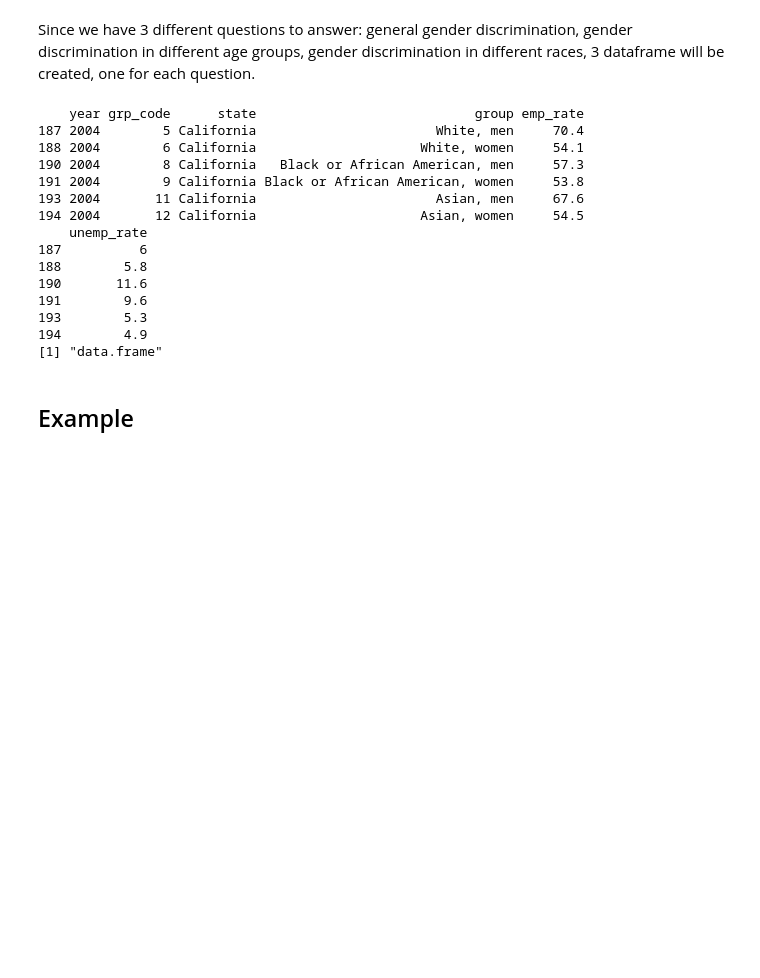
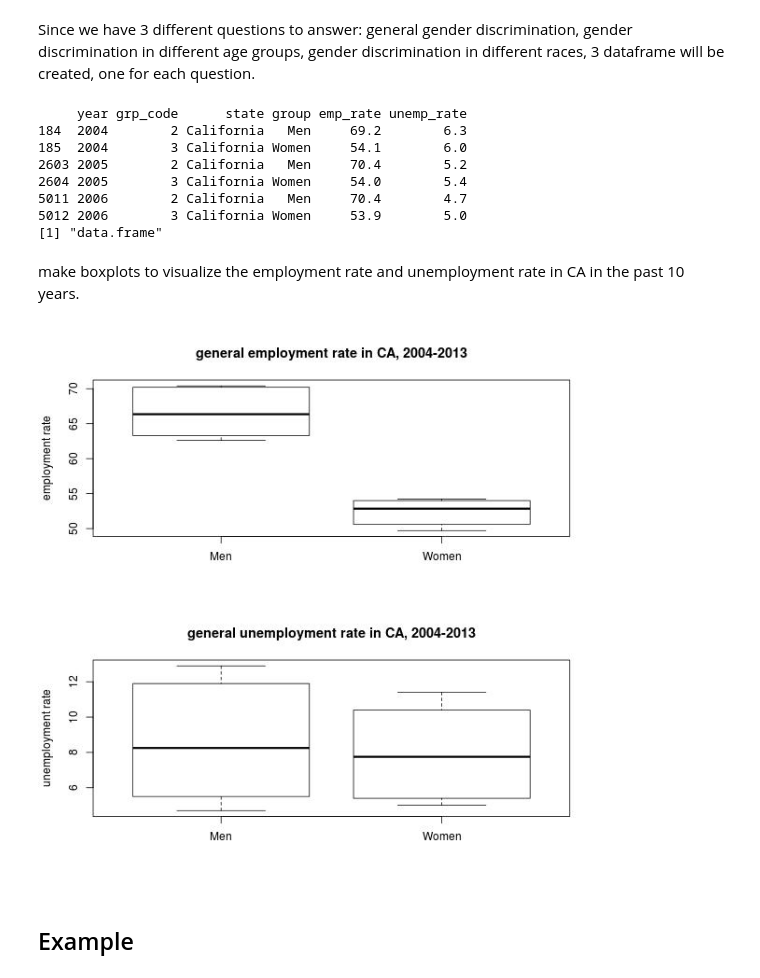
Before and after one commit to yuhanw/Team_Four.0, a Jupyter notebook: notebooks/NB2_data_cleaning.ipynb, the cells around one changed output. Cells and saved outputs as stored; diff of their text form; code cells hidden in the pictures; blank space fills up the shorter version.

```diff
--- a/notebooks/NB2_data_cleaning.ipynb
+++ b/notebooks/NB2_data_cleaning.ipynb
@@ -245,21 +293,16 @@ Agen=subset(A, grp_code==2 | grp_code==3) #general
 Aage=subset(A, grp_code>=25 & grp_code<=39) #age
 Arace=subset(A,grp_code==5|grp_code==6|grp_code==8|grp_code==9|grp_code==11|grp_code==12|grp_code==14|grp_code==15) #race
 
-print(head(Arace))
+print(head(Agen))
 print(class(Aage))
 # %% [output]
-    year grp_code      state                            group emp_rate
-187 2004        5 California                       White, men     70.4
-188 2004        6 California                     White, women     54.1
-190 2004        8 California   Black or African American, men     57.3
-191 2004        9 California Black or African American, women     53.8
-193 2004       11 California                       Asian, men     67.6
-194 2004       12 California                     Asian, women     54.5
-    unemp_rate
-187          6
-188        5.8
-190       11.6
-191        9.6
-193        5.3
-194        4.9
+     year grp_code      state group emp_rate unemp_rate
+184  2004        2 California   Men     69.2        6.3
+185  2004        3 California Women     54.1        6.0
+2603 2005        2 California   Men     70.4        5.2
+2604 2005        3 California Women     54.0        5.4
+5011 2006        2 California   Men     70.4        4.7
+5012 2006        3 California Women     53.9        5.0
 [1] "data.frame"
+# %% [markdown]
+make boxplots to visualize the employment rate and unemployment rate in CA in the past 10 years.
@@ -266,3 +316,7 @@ print(class(Aage))
+# %%
+Image('summary CA general.jpeg')
+# %% [output]
+[figure, added]
 # %%
 %%bash
 cd ../data1/cleaned
```
Also changed, not shown: parts of 13 cells of this notebook.
